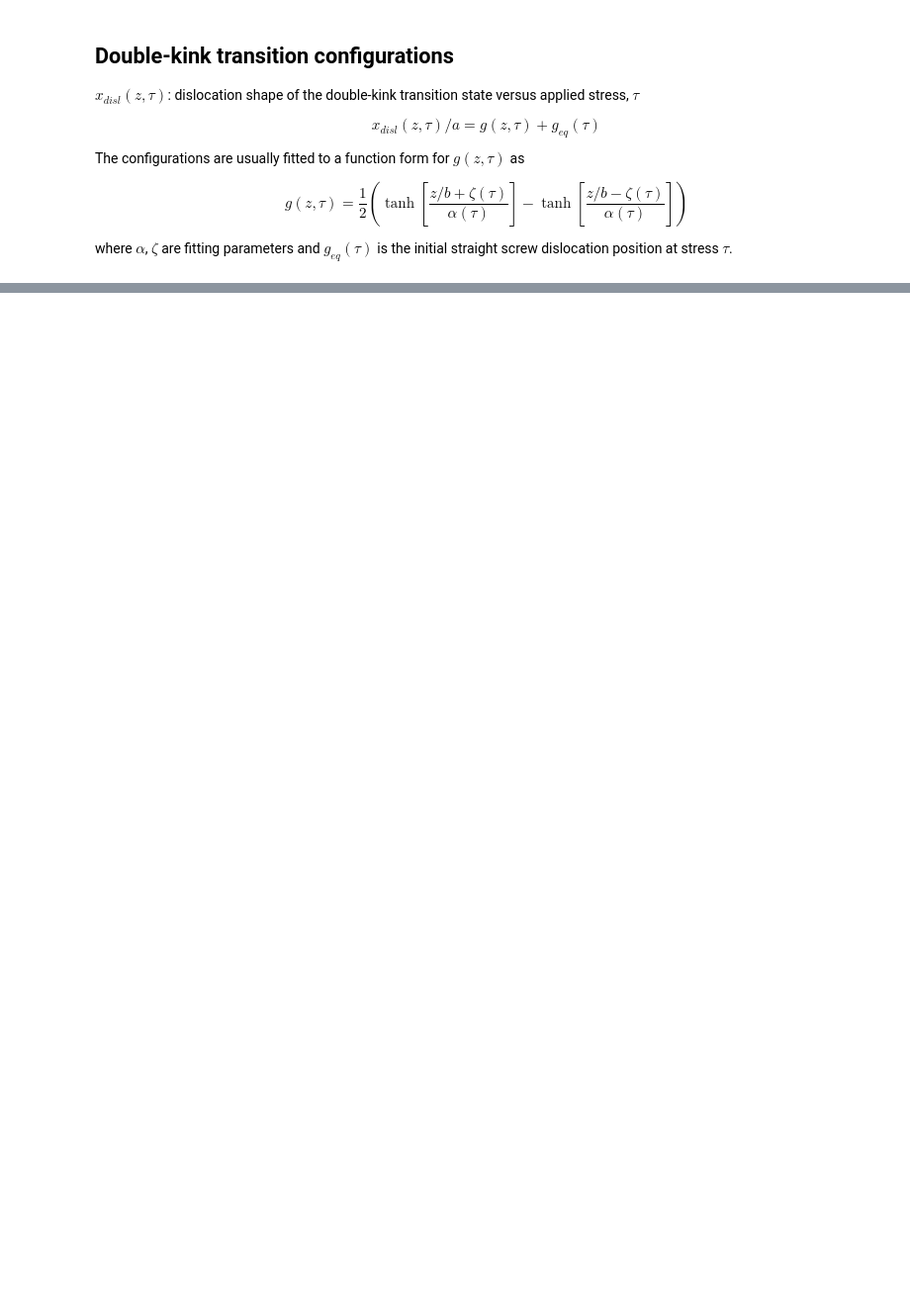
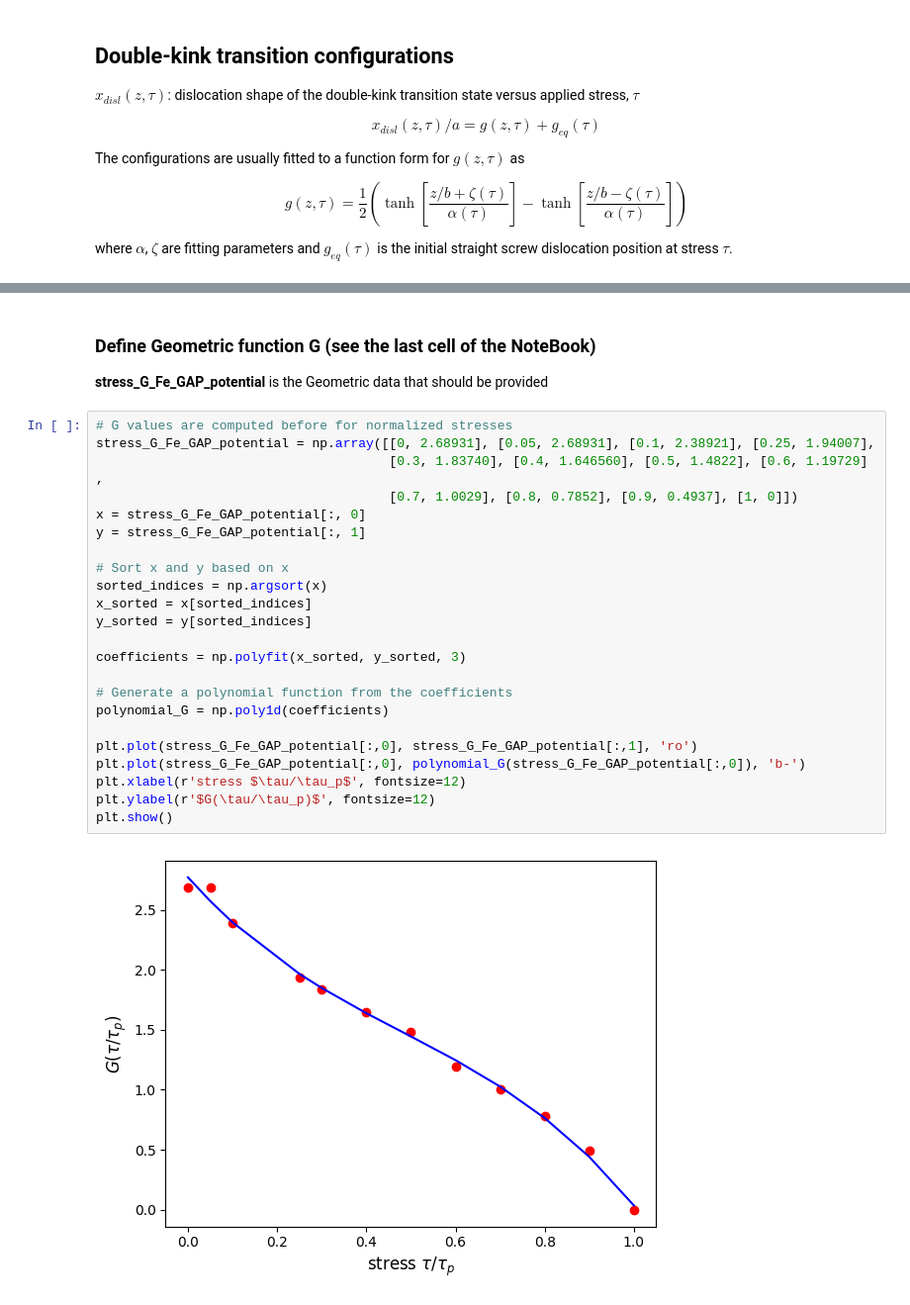
Before and after one commit to alirezaghafarollahi2/SoluteStrengtheningDiluteDK, a Jupyter notebook: SoluteStrengtheningDK.ipynb, the cells around one changed output, grey strips where cells are left out. Shown: that part at 99% size. Cells and saved outputs as stored; diff of their text form; blank space fills up the shorter version.

```diff
--- a/SoluteStrengtheningDK.ipynb
+++ b/SoluteStrengtheningDK.ipynb
@@ -42,0 +83,29 @@ geq_interp = interp1d(x_geq, y_geq, kind='cubic')
+# %% [markdown]
+### Define Geometric function G (see the last cell of the NoteBook)
+
+__stress_G_Fe_GAP_potential__ is the Geometric data that should be provided
+# %%
+# G values are computed before for normalized stresses
+stress_G_Fe_GAP_potential = np.array([[0, 2.68931], [0.05, 2.68931], [0.1, 2.38921], [0.25, 1.94007],
+                                      [0.3, 1.83740], [0.4, 1.646560], [0.5, 1.4822], [0.6, 1.19729] ,
+                                      [0.7, 1.0029], [0.8, 0.7852], [0.9, 0.4937], [1, 0]])
+x = stress_G_Fe_GAP_potential[:, 0]
+y = stress_G_Fe_GAP_potential[:, 1]
+
+# Sort x and y based on x
+sorted_indices = np.argsort(x)
+x_sorted = x[sorted_indices]
+y_sorted = y[sorted_indices]
+
+coefficients = np.polyfit(x_sorted, y_sorted, 3)
+
+# Generate a polynomial function from the coefficients
+polynomial_G = np.poly1d(coefficients)
+
+plt.plot(stress_G_Fe_GAP_potential[:,0], stress_G_Fe_GAP_potential[:,1], 'ro')
+plt.plot(stress_G_Fe_GAP_potential[:,0], polynomial_G(stress_G_Fe_GAP_potential[:,0]), 'b-')
+plt.xlabel(r'stress $\tau/\tau_p$', fontsize=12)
+plt.ylabel(r'$G(\tau/\tau_p)$', fontsize=12)
+plt.show()
+# %% [output]
+[figure, added]
```
Also changed, not shown: parts of 19 cells of this notebook.
